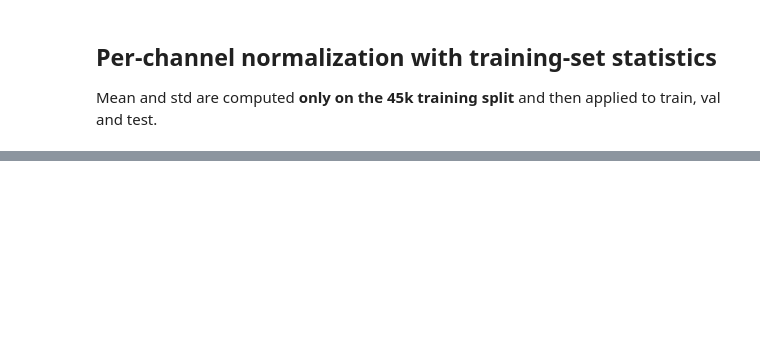
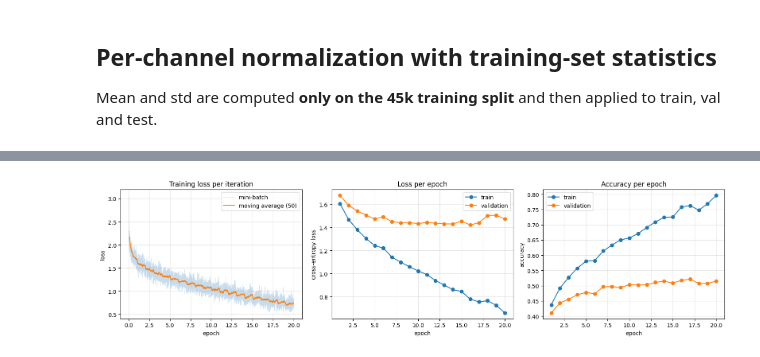
Before and after one commit to keshj/dl-for-vision, a Jupyter notebook: assignment_2/cnn.ipynb, the cells around one changed output, grey strips where cells are left out. Saved outputs shown, nothing was run; the diff lists cells and outputs as text; code cells hidden in the pictures; blank space fills up the shorter version.

```diff
--- a/assignment_2/cnn.ipynb
+++ b/assignment_2/cnn.ipynb
@@ -167,0 +388,28 @@ print("normalized train sample std: ", xb.std(dim=(0, 2, 3)).numpy().round(3))
+# %%
+iters_per_epoch = math.ceil(len(X_tr) / BATCH_SIZE)
+epochs_axis = np.arange(1, EPOCHS + 1)
+smooth = np.convolve(iter_losses, np.ones(50) / 50, mode="valid")
+
+fig, axes = plt.subplots(1, 3, figsize=(16, 4.2))
+axes[0].plot(np.arange(len(iter_losses)) / iters_per_epoch, iter_losses, alpha=0.25, lw=0.5, label="mini-batch")
+axes[0].plot((np.arange(len(smooth)) + 49) / iters_per_epoch, smooth, label="moving average (50)")
+axes[0].set(xlabel="epoch", ylabel="loss", title="Training loss per iteration")
+axes[0].legend()
+
+axes[1].plot(epochs_axis, history["train_loss"], "o-", label="train")
+axes[1].plot(epochs_axis, history["val_loss"], "o-", label="validation")
+axes[1].set(xlabel="epoch", ylabel="cross-entropy loss", title="Loss per epoch")
+axes[1].legend()
+
+axes[2].plot(epochs_axis, history["train_acc"], "o-", label="train")
+axes[2].plot(epochs_axis, history["val_acc"], "o-", label="validation")
+axes[2].set(xlabel="epoch", ylabel="accuracy", title="Accuracy per epoch")
+axes[2].legend()
+
+for ax in axes:
+    ax.grid(alpha=0.3)
+plt.tight_layout()
+fig.savefig(FIG_DIR / "t1c_training.pdf", bbox_inches="tight")
+plt.show()
+# %% [output]
+[figure, added]
```
Also changed, not shown: parts of 12 cells of this notebook.
